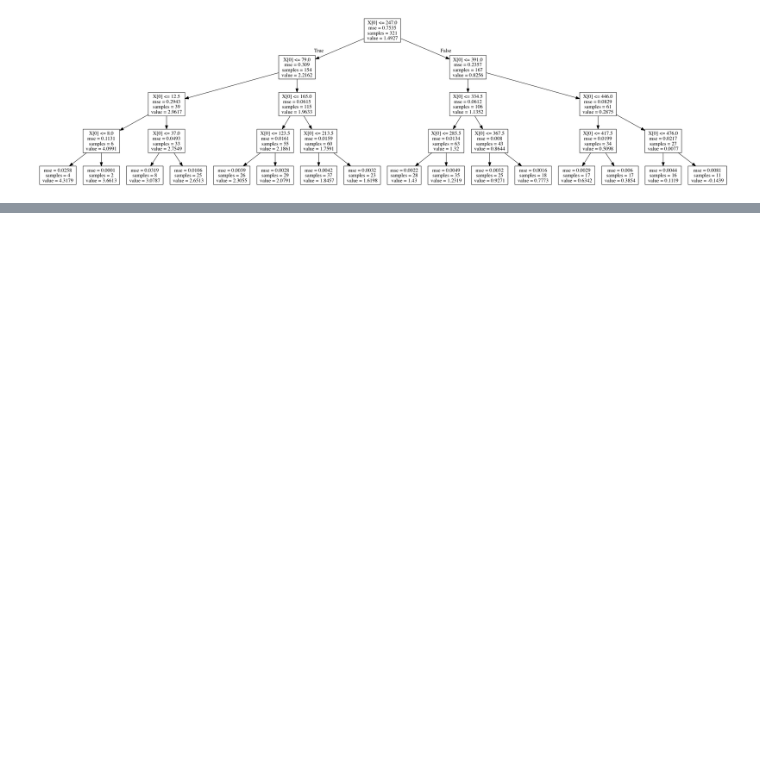
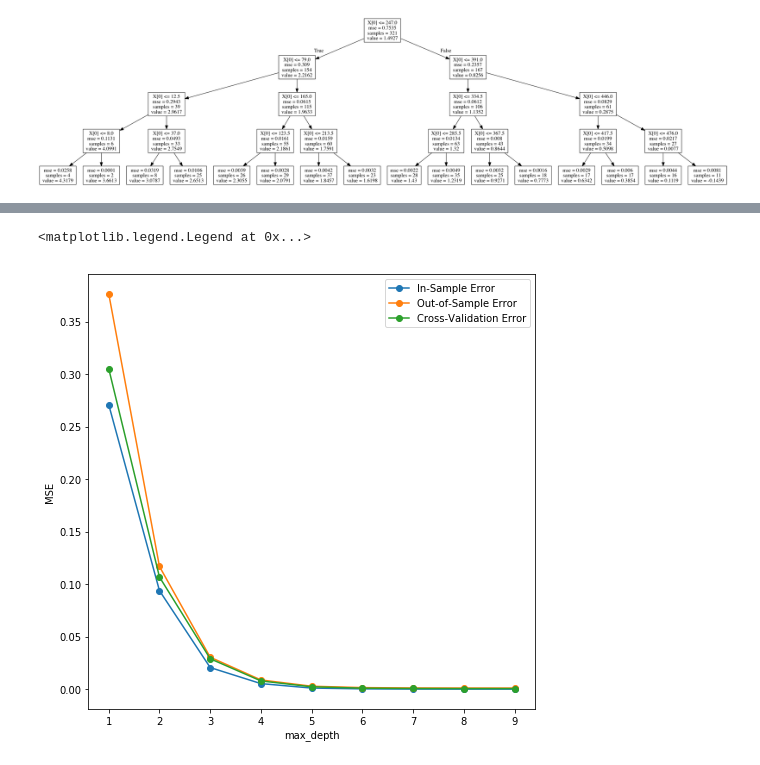
Before and after one commit to kaumaron/Data_Science, a Jupyter notebook: CEO_Compensation/CEO_Compensation.ipynb, the cells around one changed output, grey strips where cells are left out. Drawn from its saved outputs; the diff is of its cells as text; code cells hidden in the pictures; blank space fills up the shorter version.

```diff
--- a/CEO_Compensation/CEO_Compensation.ipynb
+++ b/CEO_Compensation/CEO_Compensation.ipynb
@@ -582,0 +605,42 @@ display.Image(graph.create_png())
+# %%
+max_depths = range(1, 10)
+in_sample_errors = []
+for max_depth in max_depths:
+    y_pred = DecisionTreeRegressor(max_depth=max_depth).fit(X_train.values.reshape(-1,1),
+                                y_train.values.reshape(-1,1)).predict(X_train.values.reshape(-1,1))
+    in_sample_errors.append(mean_squared_error(y_train.values.reshape(-1,1), y_pred))
+
+test_errors = []
+for max_depth in max_depths:
+    est = DecisionTreeRegressor(max_depth=max_depth).fit(X_train.values.reshape(-1,1)
+            , y_train.values.reshape(-1,1))
+    y_pred = est.predict(X_test.values.reshape(-1,1))
+    test_errors.append(mean_squared_error(y_test.values.reshape(-1,1), y_pred))
+
+
+cv_test_errors = []
+indices = np.random.permutation(range(ceo_pay_by_year_m['log(Compensation)'].size))
+X_random_order, y_random_order = ceo_pay_by_year_m['Rank'].as_matrix().astype(np.float)[indices],\
+    ceo_pay_by_year_m['log(Compensation)'].as_matrix().astype(np.float)[indices]
+
+for max_depth in max_depths:
+    est = DecisionTreeRegressor(max_depth=max_depth)
+    cv_test_error = -cross_val_score(
+        est,
+        X_random_order.reshape(-1,1),
+        y_random_order.reshape(-1,1),
+        cv=5,  # Number of folds
+        scoring='neg_mean_squared_error'
+    )
+    cv_test_errors.append(cv_test_error.mean())
+
+plt.figure(figsize=(8,8))
+plt.plot(max_depths, in_sample_errors, '-o', label='In-Sample Error')
+plt.plot(max_depths, test_errors, '-o', label='Out-of-Sample Error')
+plt.plot(max_depths, cv_test_errors, '-o', label='Cross-Validation Error')
+plt.xlabel('max_depth')
+plt.ylabel('MSE')
+plt.legend(loc='upper right')
+# %% [output]
+<matplotlib.legend.Legend at 0x...>
+[figure, added]
```
Also changed, not shown: parts of 7 cells of this notebook.
